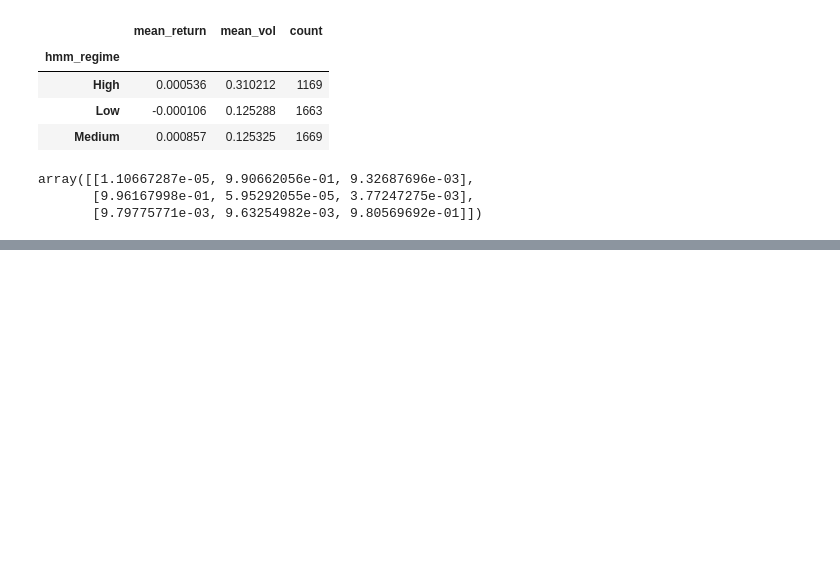
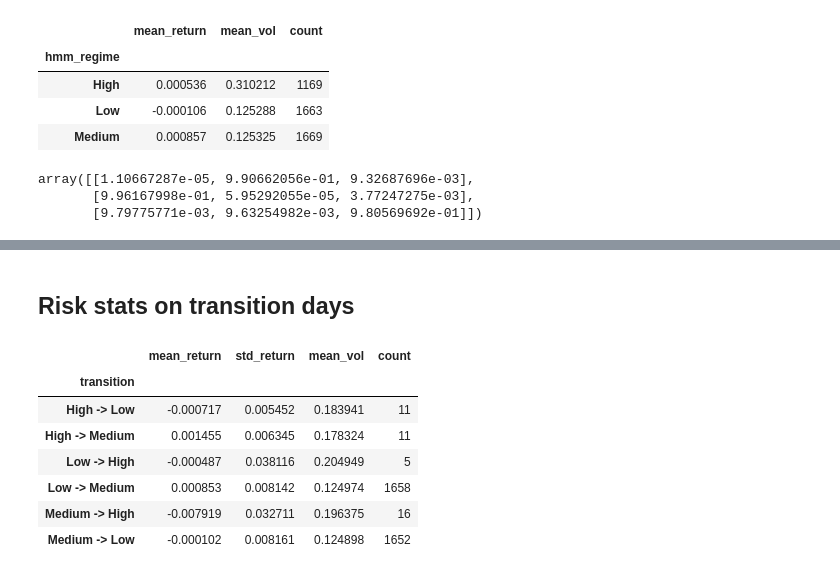
Before and after one commit to Anaemos/Vorticity, a Jupyter notebook: notebooks_02/regime_transition_analysis.ipynb, the cells around one changed output, grey strips where cells are left out. Drawn from its saved outputs; the diff is of its cells as text; code cells hidden in the pictures; blank space fills up the shorter version.

```diff
--- a/notebooks_02/regime_transition_analysis.ipynb
+++ b/notebooks_02/regime_transition_analysis.ipynb
@@ -92,0 +123,19 @@ array([[1.10667287e-05, 9.90662056e-01, 9.32687696e-03],
+# %% [markdown]
+## **Risk stats on transition days**
+# %%
+transition_stats = transitions.groupby("transition").agg(
+    mean_return=("return","mean"),
+    std_return=("return","std"),
+    mean_vol=("vol_cc","mean"),
+    count=("return","size")
+)
+transition_stats
+# %% [output]
+|  | mean_return | std_return | mean_vol | count |
+| transition |  |  |  |  |
+| High -> Low | -0.000717 | 0.005452 | 0.183941 | 11 |
+| High -> Medium | 0.001455 | 0.006345 | 0.178324 | 11 |
+| Low -> High | -0.000487 | 0.038116 | 0.204949 | 5 |
+| Low -> Medium | 0.000853 | 0.008142 | 0.124974 | 1658 |
+| Medium -> High | -0.007919 | 0.032711 | 0.196375 | 16 |
+| Medium -> Low | -0.000102 | 0.008161 | 0.124898 | 1652 |
```
Also changed, not shown: parts of 8 cells of this notebook.
